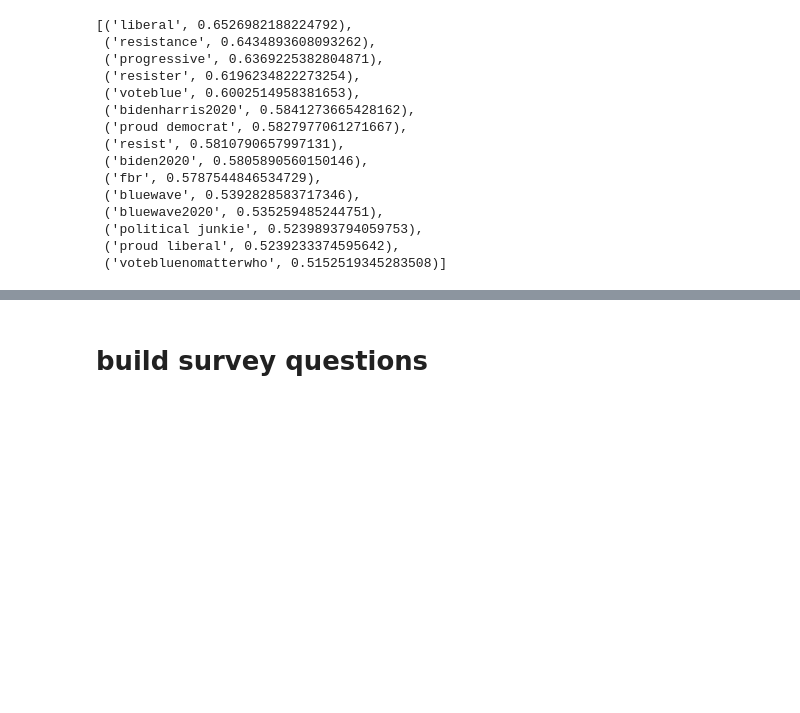
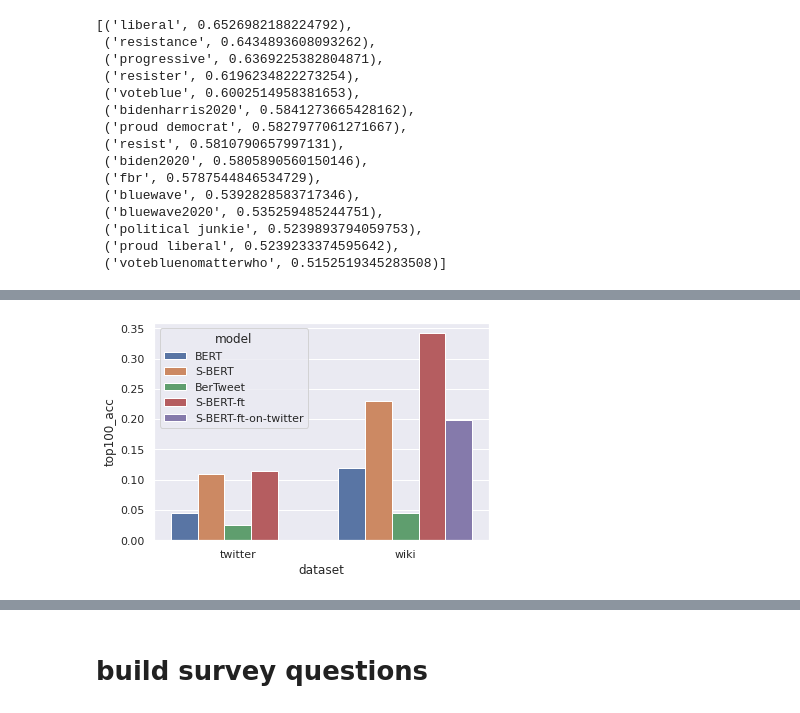
Before and after one commit to navidmdn/identity_embedding, a Jupyter notebook: pi2v.ipynb, the cells around one changed output, grey strips where cells are left out. Saved outputs shown, nothing was run; the diff lists cells and outputs as text; code cells hidden in the pictures; blank space fills up the shorter version.

```diff
--- a/pi2v.ipynb
+++ b/pi2v.ipynb
@@ -1549,0 +1672,20 @@ plt.show()
+# %%
+twitter_bertweet_avg_rank, twitter_bertweet_top100acc =  calculate_clm_based_metrics(
+    clm_model=bertweet_model,
+    tokenizer=bertweet_tokenizer,
+    dataset=clm_test_ds_full_twitter,
+    pi_dict=twitter_pi_dict_full,
+    default_encoder=False,
+    emb_bs=512,
+    cosine_bs=512
+)
+
+wiki_bertweet_avg_rank, wiki_bertweet_top100acc =  calculate_clm_based_metrics(
+    clm_model=bertweet_model,
+    tokenizer=bertweet_tokenizer,
+    dataset=clm_test_ds_full_wiki,
+    pi_dict=wiki_pi_dict_full,
+    default_encoder=False,
+    emb_bs=512,
+    cosine_bs=512
+)
@@ -1549,0 +1786,64 @@ plt.show()
+# %%
+import seaborn as sns
+
+sns.set_theme()
+
+import matplotlib.pyplot as plt
+import pandas as pd
+
+df = pd.DataFrame({
+    'model': [
+        'BERT',
+        'BERT',
+        'S-BERT',
+        'S-BERT',
+        'BerTweet',
+        'BerTweet',
+        'S-BERT-ft',
+        'S-BERT-ft',
+        'S-BERT-ft-on-twitter'
+    ],
+    'dataset': [
+        'twitter',
+        'wiki',
+        'twitter',
+        'wiki',
+        'twitter',
+        'wiki',
+        'twitter',
+        'wiki',
+        'wiki'
+    ],
+    'avg_rank': [
+        twitter_bert_avg_rank,
+        wiki_bert_avg_rank,
+        twitter_sbert_avg_rank,
+        wiki_sbert_avg_rank,
+        twitter_bertweet_avg_rank,
+        wiki_bertweet_avg_rank,
+        twitter_sbertft_avg_rank,
+        wiki_sbertft_avg_rank,
+        wiki_crossplt_sbertft_avg_rank
+    ],
+    'top100_acc': [
+        twitter_bert_top100acc,
+        wiki_bert_top100acc,
+        twitter_sbert_top100acc,
+        wiki_sbert_top100acc,
+        twitter_bertweet_top100acc,
+        wiki_bertweet_top100acc,
+        twitter_sbertft_top100acc,
+        wiki_sbertft_top100acc,
+        wiki_crossplt_sbertft_top100acc
+    ],
+})
+
+df.to_csv('result_non-restricted_crossplatformadded_fullbio.csv', header=True, index=False)
+
+sns.barplot(data=df, x='dataset', y='top100_acc', hue='model')
+plt.show()
+
+sns.barplot(data=df, x='dataset', y='avg_rank', hue='model')
+plt.show()
+# %% [output]
+[figure, added]
```
Also changed, not shown: parts of 105 cells of this notebook.
